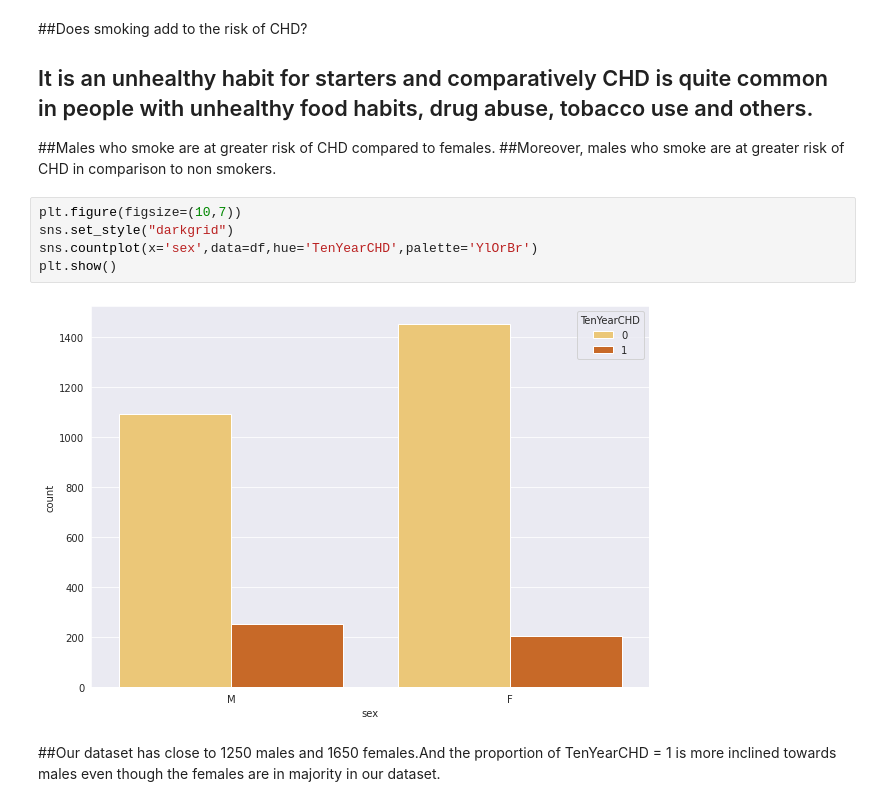
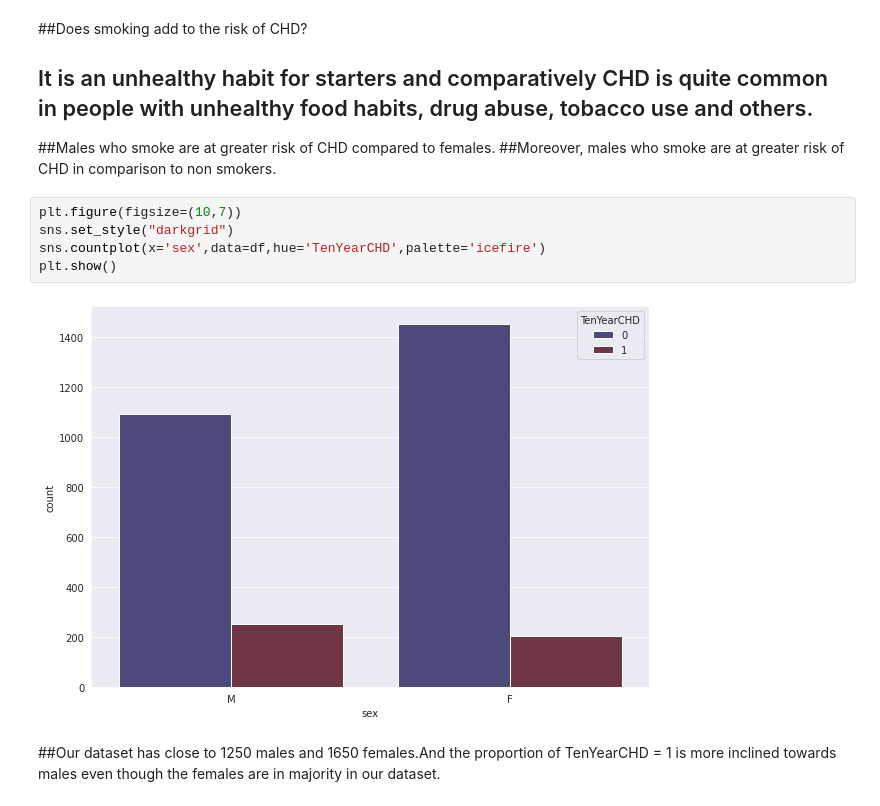
Before and after one commit to skaty5678/Cardiovascular-Risk-Prediction, a Jupyter notebook: Cardiovascular_Risk_Prediction_SANJEEV_KUMAR_THAKUR.ipynb, the cells around one changed output. Cells and saved outputs as stored; diff of their text form.

```diff
--- a/Cardiovascular_Risk_Prediction_SANJEEV_KUMAR_THAKUR.ipynb
+++ b/Cardiovascular_Risk_Prediction_SANJEEV_KUMAR_THAKUR.ipynb
@@ -298,10 +323,10 @@ plt.show()
 # %%
 plt.figure(figsize=(10,7))
 sns.set_style("darkgrid")
-sns.countplot(x='sex',data=df,hue='TenYearCHD',palette='YlOrBr')
+sns.countplot(x='sex',data=df,hue='TenYearCHD',palette='icefire')
 plt.show()
 # %% [output]
-[figure, old version]
+[figure, new version]
 # %% [markdown]
 ##Our dataset has close to 1250 males and 1650 females.And the proportion of TenYearCHD = 1 is more inclined towards males even though the females are in majority in our dataset.
 # %%
```
Also changed, not shown: parts of 127 cells of this notebook.
